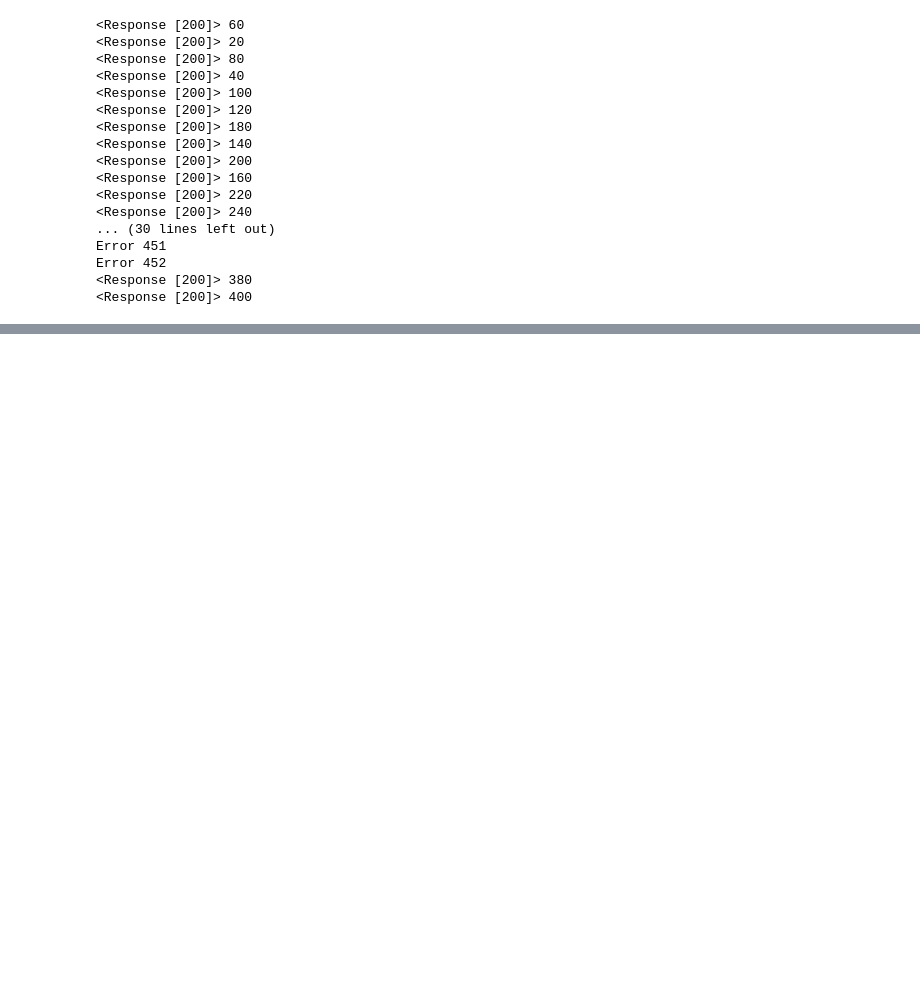
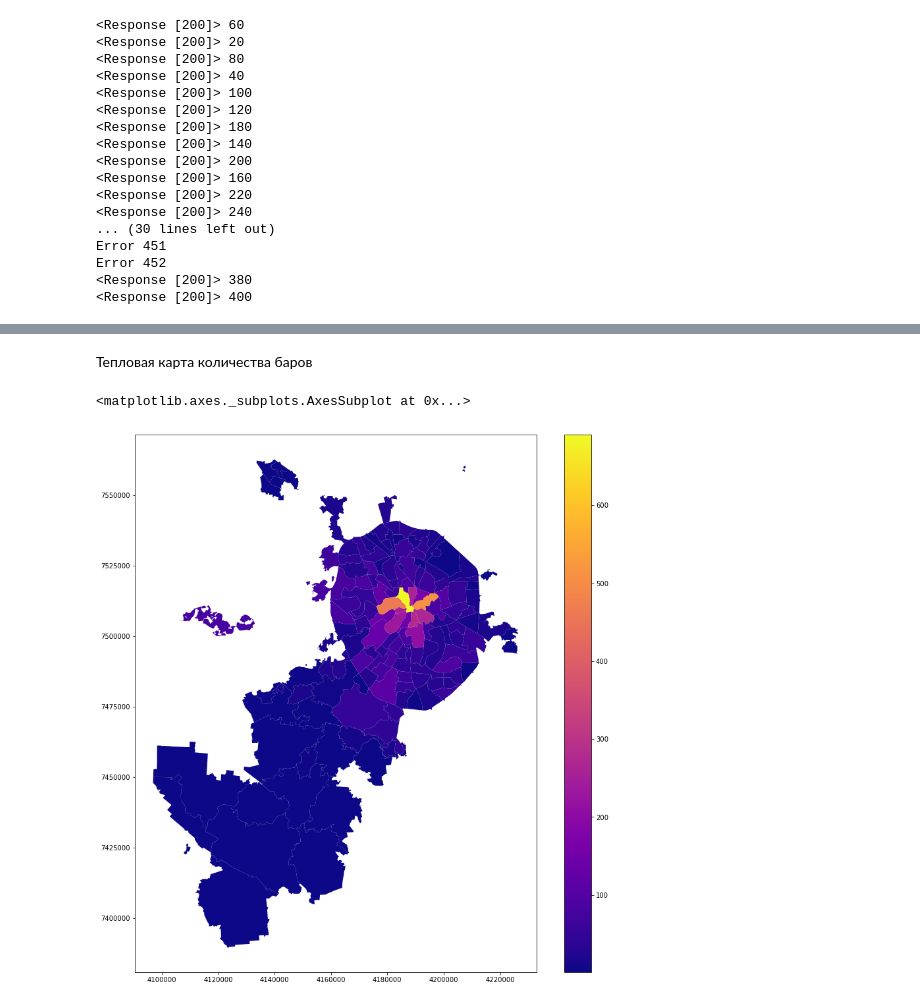
Before and after one commit to bolychevanton/TechSphere, a Jupyter notebook: ProjectViz/Parsing_afisha.ipynb, the cells around one changed output, grey strips where cells are left out. Cells and saved outputs as stored; diff of their text form; code cells hidden in the pictures; blank space fills up the shorter version.

```diff
--- a/ProjectViz/Parsing_afisha.ipynb
+++ b/ProjectViz/Parsing_afisha.ipynb
@@ -181,0 +256,8 @@ OSError: no such file or directory: 'Users/anton/Downloads/demography/demography
+# %% [markdown]
+Тепловая карта количества баров
+# %%
+mo_gdf_wm = mo_gdf_joined.to_crs({'init' :'epsg:3857'}) #непосредственно преобразование проекции
+mo_gdf_wm.plot(column = "Count", linewidth=0.5, cmap='plasma', legend = True, figsize=[15,15])
+# %% [output]
+<matplotlib.axes._subplots.AxesSubplot at 0x...>
+[figure, added]
```
Also changed, not shown: parts of 32 cells of this notebook, 1 other file.
